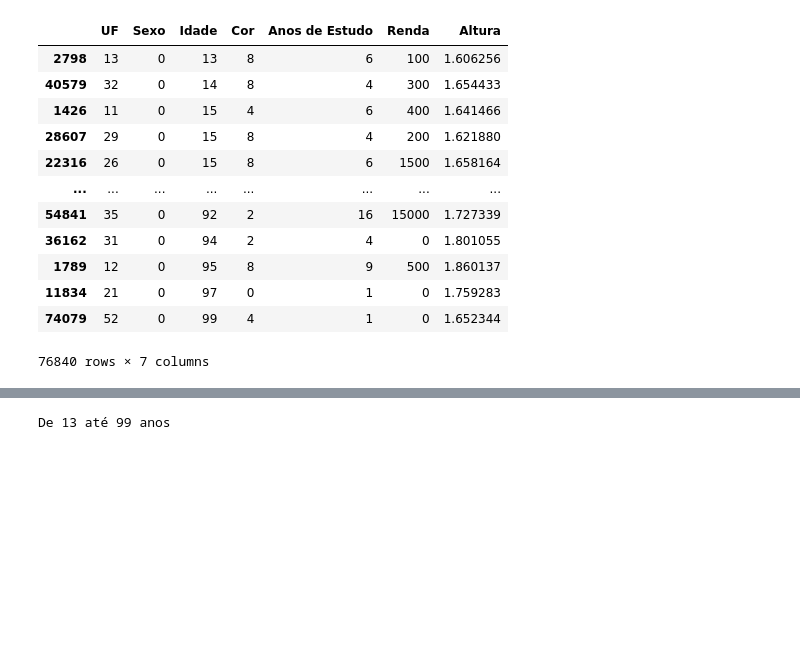
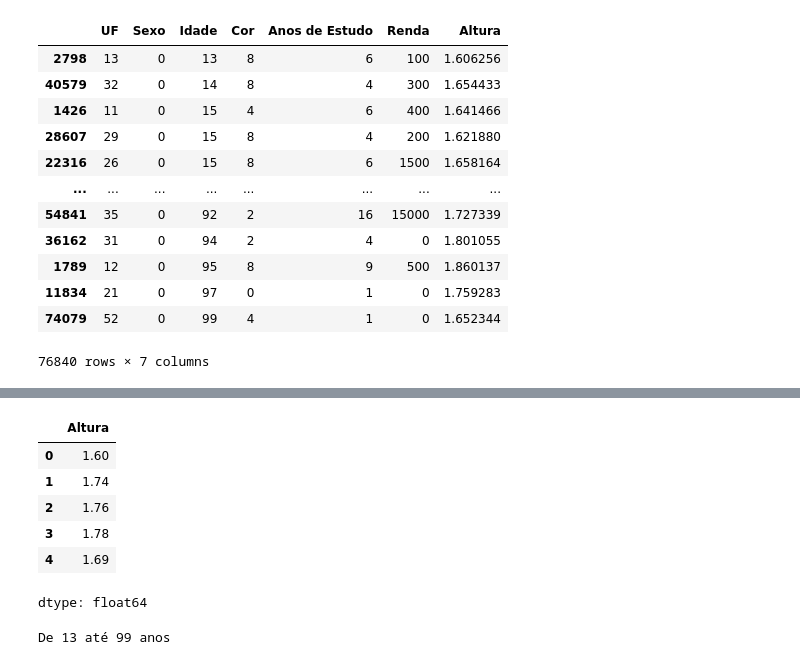
Before and after one commit to alineaprelini/Estat-stica, a Jupyter notebook: Estatística_básica.ipynb, the cells around one changed output, grey strips where cells are left out. Cells and saved outputs as stored; diff of their text form; code cells hidden in the pictures; blank space fills up the shorter version.

```diff
--- a/Estatística_básica.ipynb
+++ b/Estatística_básica.ipynb
@@ -66,6 +66,20 @@ df.describe()
 | 50% | 31.000000 | 0.000000 | 43.000000 | 4.000000 | 11.000000 | 1200.000000 | 1.699325 |
 | 75% | 41.000000 | 1.000000 | 53.000000 | 8.000000 | 12.000000 | 2000.000000 | 1.753062 |
 | max | 53.000000 | 1.000000 | 99.000000 | 8.000000 | 17.000000 | 200000.000000 | 2.028497 |
+# %%
+#Duas casas decimais para altura
+df['Altura'] = df['Altura'].round(2)
+df['Renda'] = df['Renda'].round(2)
+# %%
+df['Altura'].head()
+# %% [output]
+|  | Altura |
+| 0 | 1.60 |
+| 1 | 1.74 |
+| 2 | 1.76 |
+| 3 | 1.78 |
+| 4 | 1.69 |
+dtype: float64
 # %%
 #Minimo e máximo de idade
 print('De %s até %s anos' %(df['Idade'].min(), df['Idade'].max()))
```
Also changed, not shown: parts of 3 cells of this notebook.
